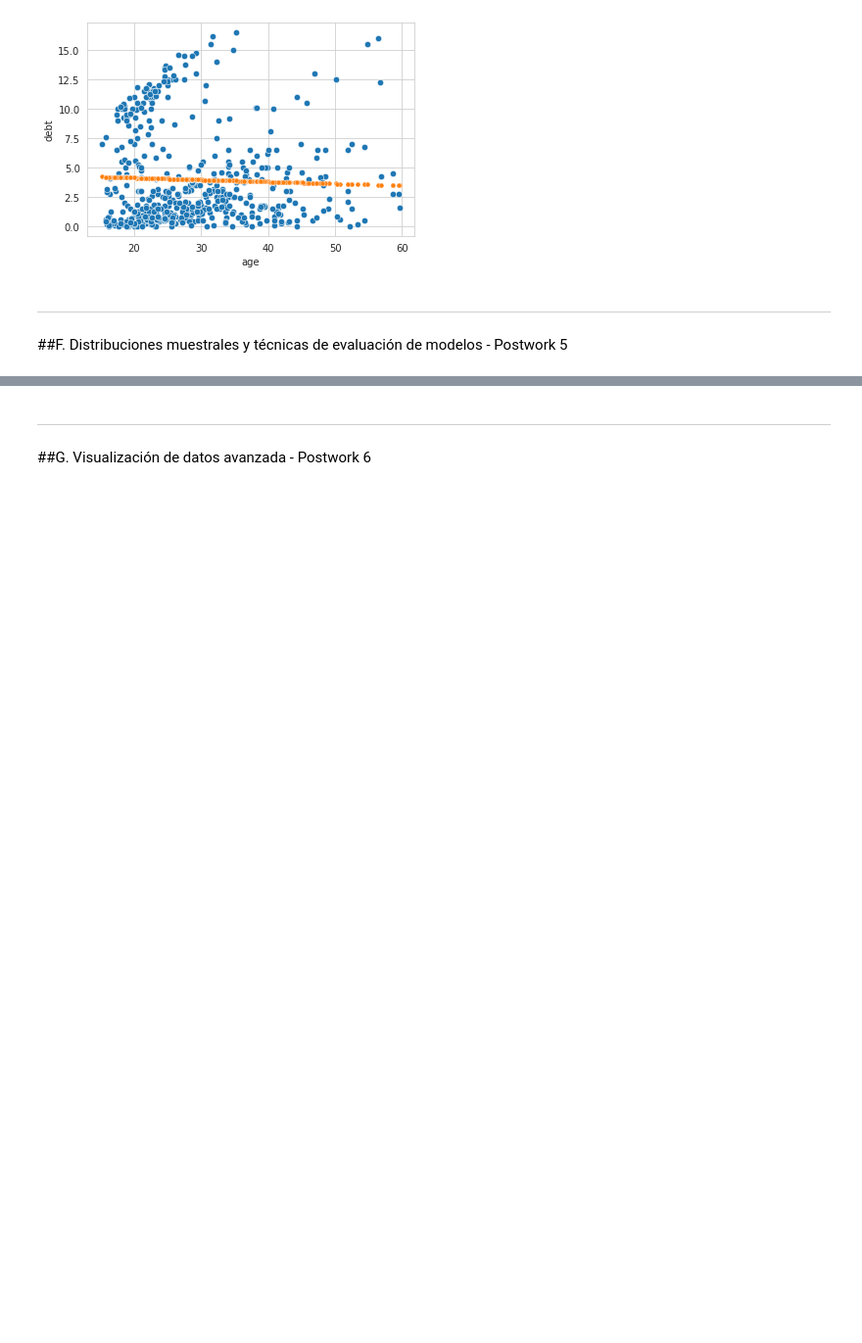
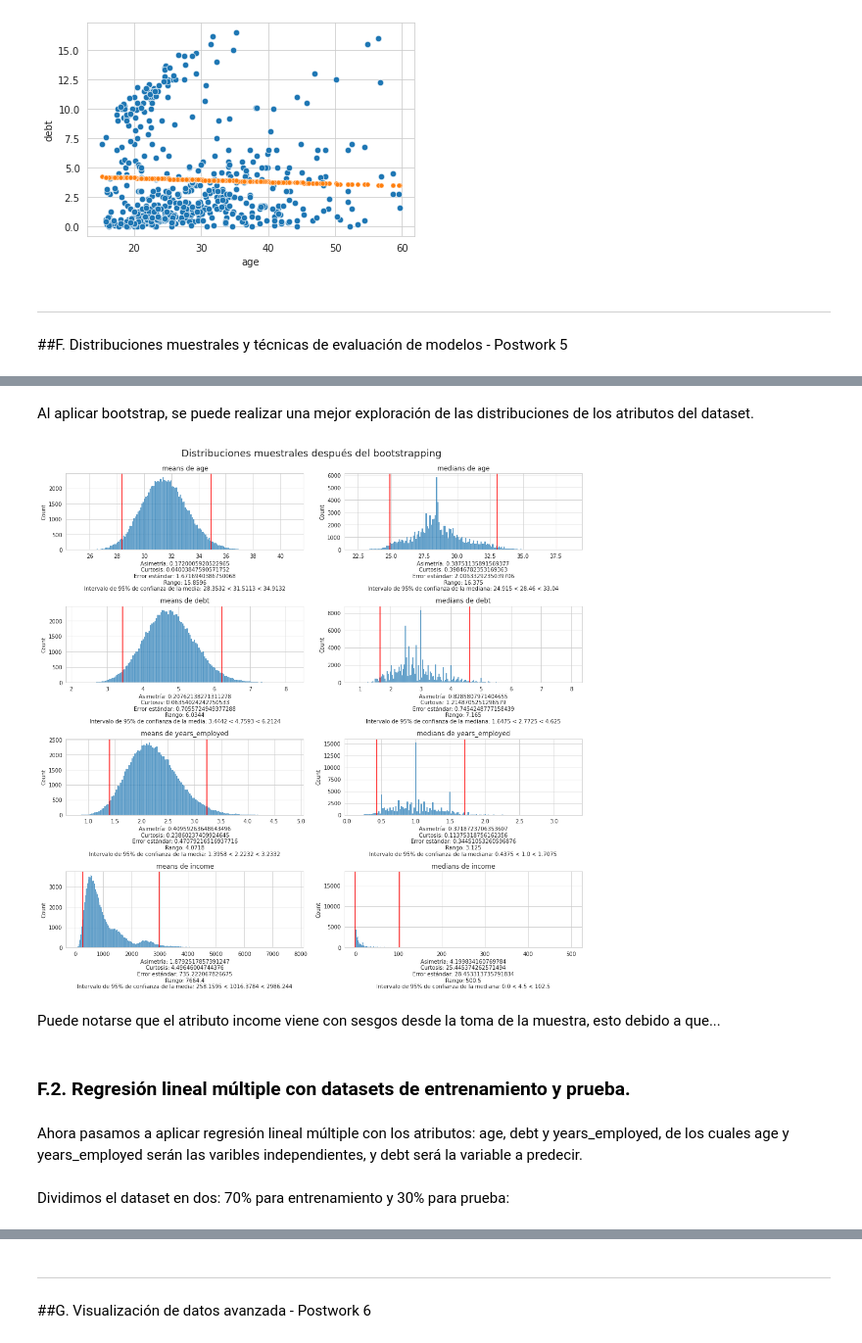
Before and after one commit to HanniaMele/bedu-equipo4-dataScience-M4, a Jupyter notebook: FinalProject_M4.ipynb, the cells around one changed output, grey strips where cells are left out. Shown at 98% size. Cells and saved outputs as stored; diff of their text form; code cells hidden in the pictures; blank space fills up the shorter version.

```diff
--- a/FinalProject_M4.ipynb
+++ b/FinalProject_M4.ipynb
@@ -982,0 +1036,50 @@ R2: 0.0014776782620481432
+# %%
+#Función que realiza el bootstrapping de la columna indicada del dataframe.
+#Obtiene asimetría, curtosis, error estándar, intervalo de confianza y gráfica su distribución.
+def sample_distribution_exploration(df, column, metric, x_axis, y_axis):
+  #Bootstrapping de la columna indicada del dataframe
+  series_column_metrics=bootstrapping(df,column,metric)
+
+  #Cálculo de curtosis y asímetría.
+  skewness=series_column_metrics.skew()
+  kurtosis=series_column_metrics.kurtosis()
+
+  #Cálculo del error estándar
+  ste=series_column_metrics.std()
+  rango=series_column_metrics.max() - series_column_metrics.min()
+
+  #Cálculo de límites inferior y superior.
+  limit_inf = series_column_metrics.quantile(0.025)
+  limit_sup = series_column_metrics.quantile(0.975)
+
+  #Graficación de la distribución.
+  g = sns.histplot(series_column_metrics, kde=False,ax=axs[x_axis, y_axis])
+  g.axvline(x=limit_inf, color='r')
+  g.axvline(x=limit_sup, color='r')
+  g.axes.set_title(f'{metric}s de {column}')
+  if metric=='mean':
+    mean_conf_interval = f'Intervalo de 95% de confianza de la media: {round(limit_inf,4)} < {round(series_column_metrics.mean(),4)} < {round(limit_sup,4)}'
+    g.set_xlabel(f'Asimetría: {skewness}\nCurtosis: {kurtosis}\nError estándar: {ste}\nRango: {rango}\n{mean_conf_interval}', fontsize=10)
+  elif metric=='median':
+    median_conf_interval = f'Intervalo de 95% de confianza de la mediana: {limit_inf} < {series_column_metrics.median()} < {limit_sup}'
+    g.set_xlabel(f'Asimetría: {skewness}\nCurtosis: {kurtosis}\nError estándar: {ste}\nRango: {rango}\n{median_conf_interval}', fontsize=10)
+# %% [markdown]
+Al aplicar bootstrap, se puede realizar una mejor exploración de las distribuciones de los atributos del dataset.
+# %%
+#Exploración de las distribuciones muestrales después de la aplicación de bootstrap.
+fig, axs = plt.subplots(4, 2, figsize=(14, 14), constrained_layout=True);
+
+for subrow,column in enumerate(list(df_numerico.columns)):
+  sample_distribution_exploration(df,column,'mean',subrow,0)
+  sample_distribution_exploration(df,column,'median',subrow,1)
+
+plt.suptitle("Distribuciones muestrales después del bootstrapping", fontsize=18)
+plt.show()
+# %% [output]
+[figure, added]
+# %% [markdown]
+Puede notarse que el atributo income viene con sesgos desde la toma de la muestra, esto debido a que...
+# %% [markdown]
+### F.2. Regresión lineal múltiple con datasets de entrenamiento y prueba.
+# %% [markdown]
+Ahora pasamos a aplicar regresión lineal múltiple con los atributos: age, debt y years_employed, de los cuales age y years_employed serán las varibles independientes, y debt será la variable a predecir.
@@ -982,0 +1090,2 @@ R2: 0.0014776782620481432
+# %% [markdown]
+Dividimos el dataset en dos: 70% para entrenamiento y 30% para prueba:
```
Also changed, not shown: parts of 15 cells of this notebook.
